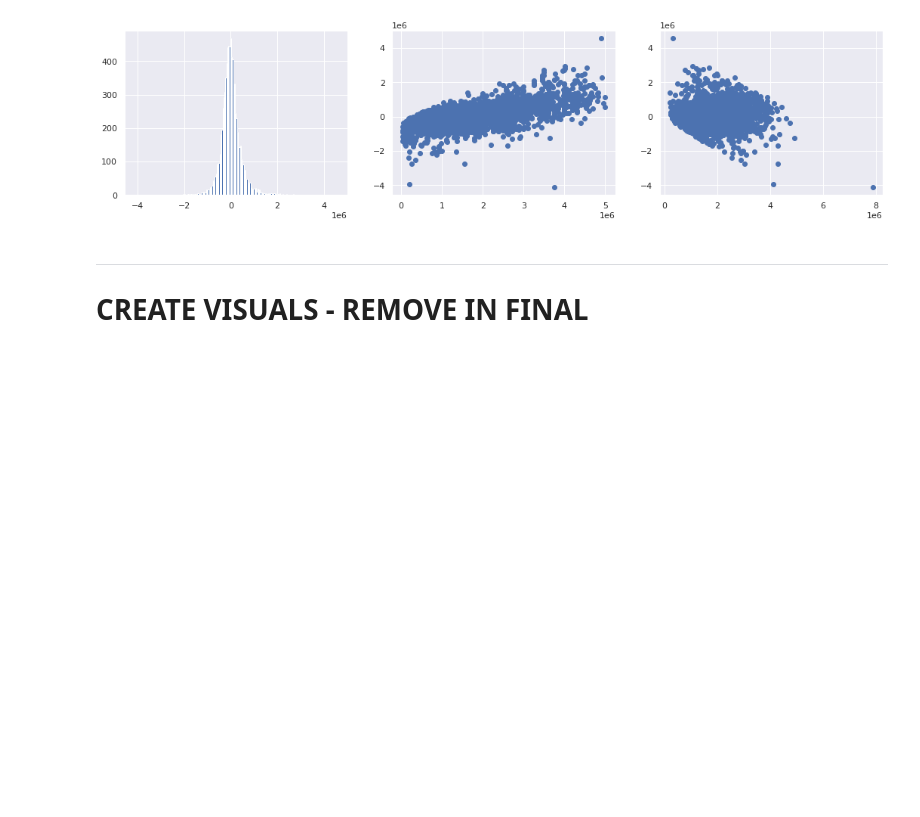
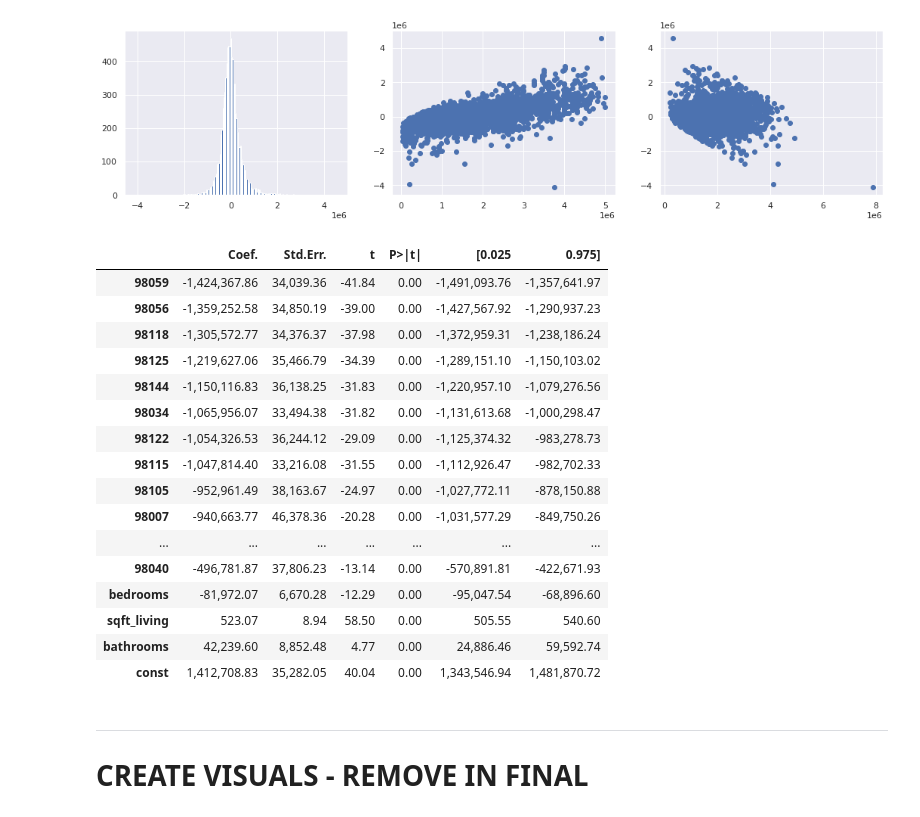
Before and after one commit to ParkedHampster/Modeled_Homes-Phase_2, a Jupyter notebook: index.ipynb, the cells around one changed output. Drawn from its saved outputs; the diff is of its cells as text; code cells hidden in the pictures; blank space fills up the shorter version.

```diff
--- a/index.ipynb
+++ b/index.ipynb
@@ -858,6 +858,26 @@ ax[2].scatter(prices_preds,prices_resids)
 '';
 # %% [output]
 [figure]
+# %%
+nearby_zip_model.summary2().tables[1].sort_values('Coef.')
+# %% [output]
+|  | Coef. | Std.Err. | t | P>|t| | [0.025 | 0.975] |
+| 98059 | -1,424,367.86 | 34,039.36 | -41.84 | 0.00 | -1,491,093.76 | -1,357,641.97 |
+| 98056 | -1,359,252.58 | 34,850.19 | -39.00 | 0.00 | -1,427,567.92 | -1,290,937.23 |
+| 98118 | -1,305,572.77 | 34,376.37 | -37.98 | 0.00 | -1,372,959.31 | -1,238,186.24 |
+| 98125 | -1,219,627.06 | 35,466.79 | -34.39 | 0.00 | -1,289,151.10 | -1,150,103.02 |
+| 98144 | -1,150,116.83 | 36,138.25 | -31.83 | 0.00 | -1,220,957.10 | -1,079,276.56 |
+| 98034 | -1,065,956.07 | 33,494.38 | -31.82 | 0.00 | -1,131,613.68 | -1,000,298.47 |
+| 98122 | -1,054,326.53 | 36,244.12 | -29.09 | 0.00 | -1,125,374.32 | -983,278.73 |
+| 98115 | -1,047,814.40 | 33,216.08 | -31.55 | 0.00 | -1,112,926.47 | -982,702.33 |
+| 98105 | -952,961.49 | 38,163.67 | -24.97 | 0.00 | -1,027,772.11 | -878,150.88 |
+| 98007 | -940,663.77 | 46,378.36 | -20.28 | 0.00 | -1,031,577.29 | -849,750.26 |
+| ... | ... | ... | ... | ... | ... | ... |
+| 98040 | -496,781.87 | 37,806.23 | -13.14 | 0.00 | -570,891.81 | -422,671.93 |
+| bedrooms | -81,972.07 | 6,670.28 | -12.29 | 0.00 | -95,047.54 | -68,896.60 |
+| sqft_living | 523.07 | 8.94 | 58.50 | 0.00 | 505.55 | 540.60 |
+| bathrooms | 42,239.60 | 8,852.48 | 4.77 | 0.00 | 24,886.46 | 59,592.74 |
+| const | 1,412,708.83 | 35,282.05 | 40.04 | 0.00 | 1,343,546.94 | 1,481,870.72 |
 # %% [markdown]
 <hr />
 
```
